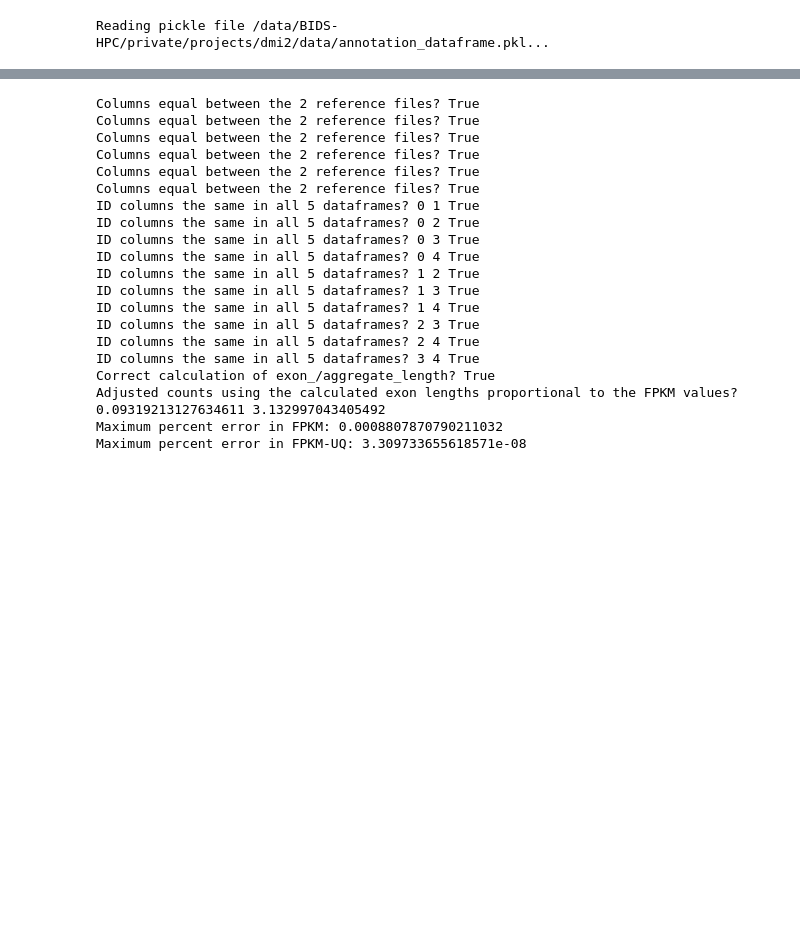
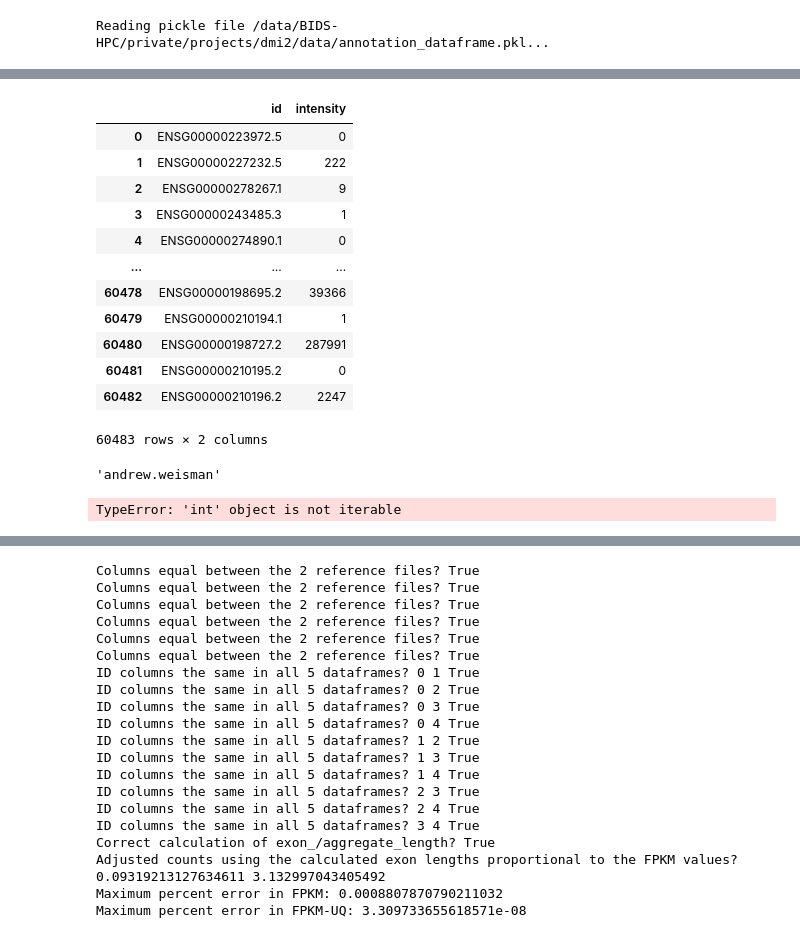
Before and after one commit to andrew-weisman/target_classification, a Jupyter notebook: main.ipynb, the cells around one changed output, grey strips where cells are left out. Drawn from its saved outputs; the diff is of its cells as text; code cells hidden in the pictures; blank space fills up the shorter version.

```diff
--- a/main.ipynb
+++ b/main.ipynb
@@ -20,0 +82,24 @@ for counts in srs_counts:
+# %%
+df_tmp2
+# %% [output]
+|  | id | intensity |
+| 0 | ENSG00000223972.5 | 0 |
+| 1 | ENSG00000227232.5 | 222 |
+| 2 | ENSG00000278267.1 | 9 |
+| 3 | ENSG00000243485.3 | 1 |
+| 4 | ENSG00000274890.1 | 0 |
+| ... | ... | ... |
+| 60478 | ENSG00000198695.2 | 39366 |
+| 60479 | ENSG00000210194.1 | 1 |
+| 60480 | ENSG00000198727.2 | 287991 |
+| 60481 | ENSG00000210195.2 | 0 |
+| 60482 | ENSG00000210196.2 | 2247 |
+60483 rows × 2 columns
+# %%
+'.'.join(['andrew','weisman'])
+# %% [output]
+'andrew.weisman'
+# %%
+a,b = 4
+# %% [output]
+TypeError: 'int' object is not iterable
```
Also changed, not shown: parts of 15 cells of this notebook, 1 other file.
